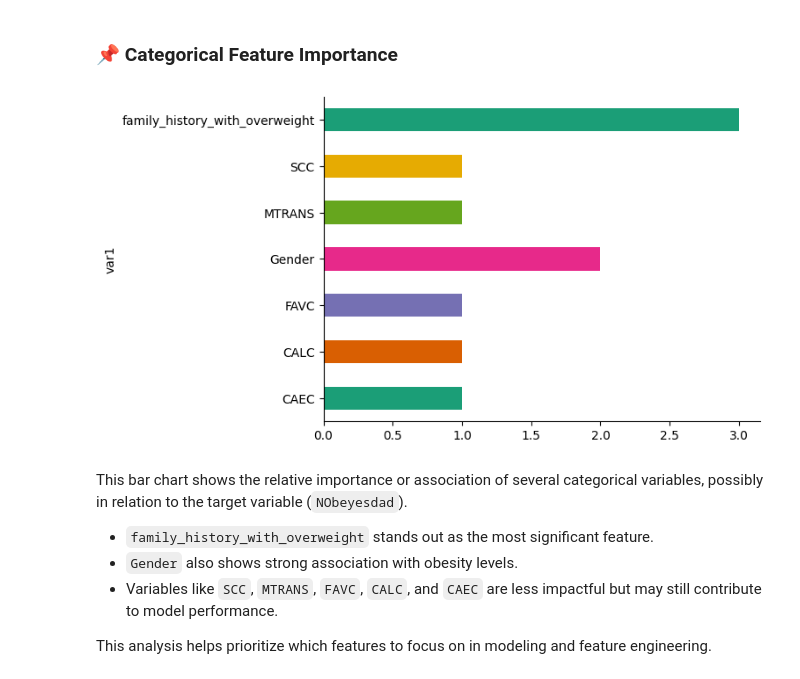
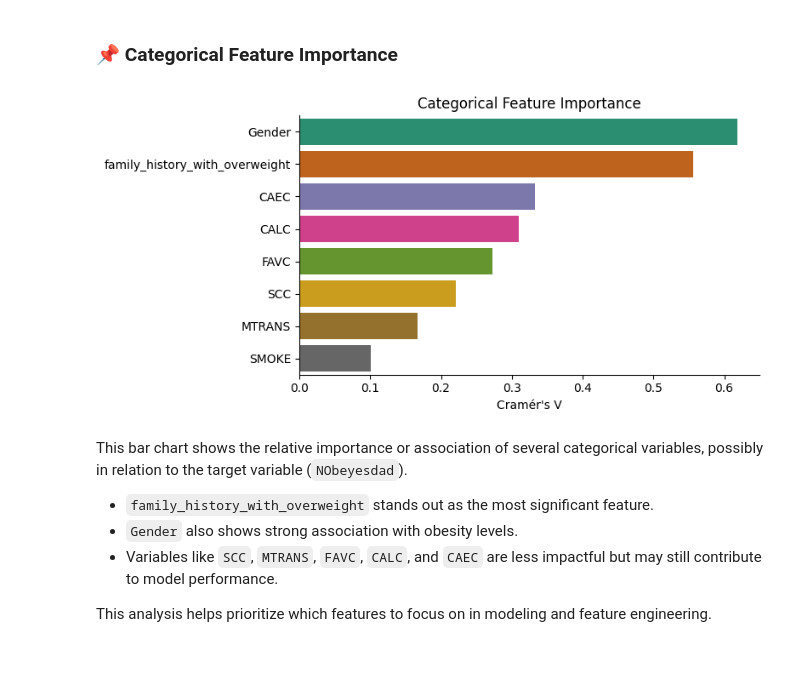
Before and after one commit to fergarcat/multiclass_prediction_obesity_risk, a Jupyter notebook: data/eda/EDA_obesity_risk.ipynb, the cells around one changed output. Drawn from its saved outputs; the diff is of its cells as text; code cells hidden in the pictures.

```diff
--- a/data/eda/EDA_obesity_risk.ipynb
+++ b/data/eda/EDA_obesity_risk.ipynb
@@ -311,11 +325,30 @@ The horizontal bar chart shows the strength or importance of categorical variabl
 This visualization helps prioritize which variables may be more or less influential in the analysis or modeling process.
 # %% [markdown]
 ### 📌 Categorical Feature Importance
-# %%
-_df_1.groupby('var1').size().plot(kind='barh', color=sns.palettes.mpl_palette('Dark2'))
-plt.gca().spines[['top', 'right',]].set_visible(False)
-# %% [output]
-[figure, removed]
+# %%
+# 1) Extract and sort Cramér’s V values (descending) for categorical features vs. the target
+importance = cramers_results['NObeyesdad'].drop('NObeyesdad').sort_values(ascending=False)
+
+# 2) Plot horizontal bar chart
+plt.figure(figsize=(8, 0.5 * len(importance)))
+sns.barplot(
+    x=importance.values,
+    y=importance.index,
+    hue=importance.index,   # enable palette without warning
+    palette='Dark2',
+    dodge=False,
+    legend=False
+)
+
+# 3) Clean up axes
+sns.despine(top=True, right=True)
+plt.xlabel("Cramér's V")
+plt.ylabel("")
+plt.title("Categorical Feature Importance")
+plt.tight_layout()
+plt.show()
+# %% [output]
+[figure, added]
 # %% [markdown]
 This bar chart shows the relative importance or association of several categorical variables, possibly in relation to the target variable (`NObeyesdad`).
 
```
Also changed, not shown: parts of 10 cells of this notebook.
